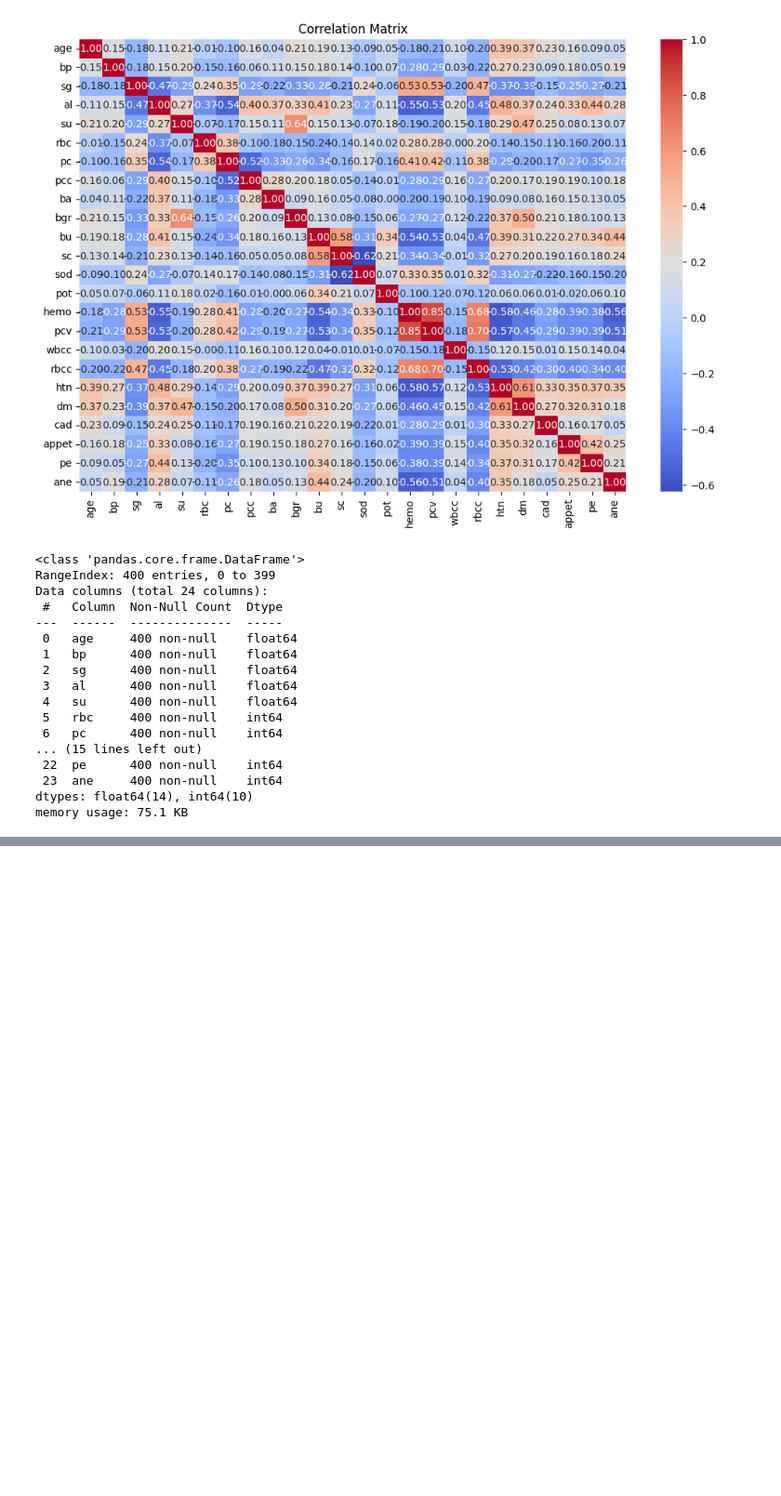
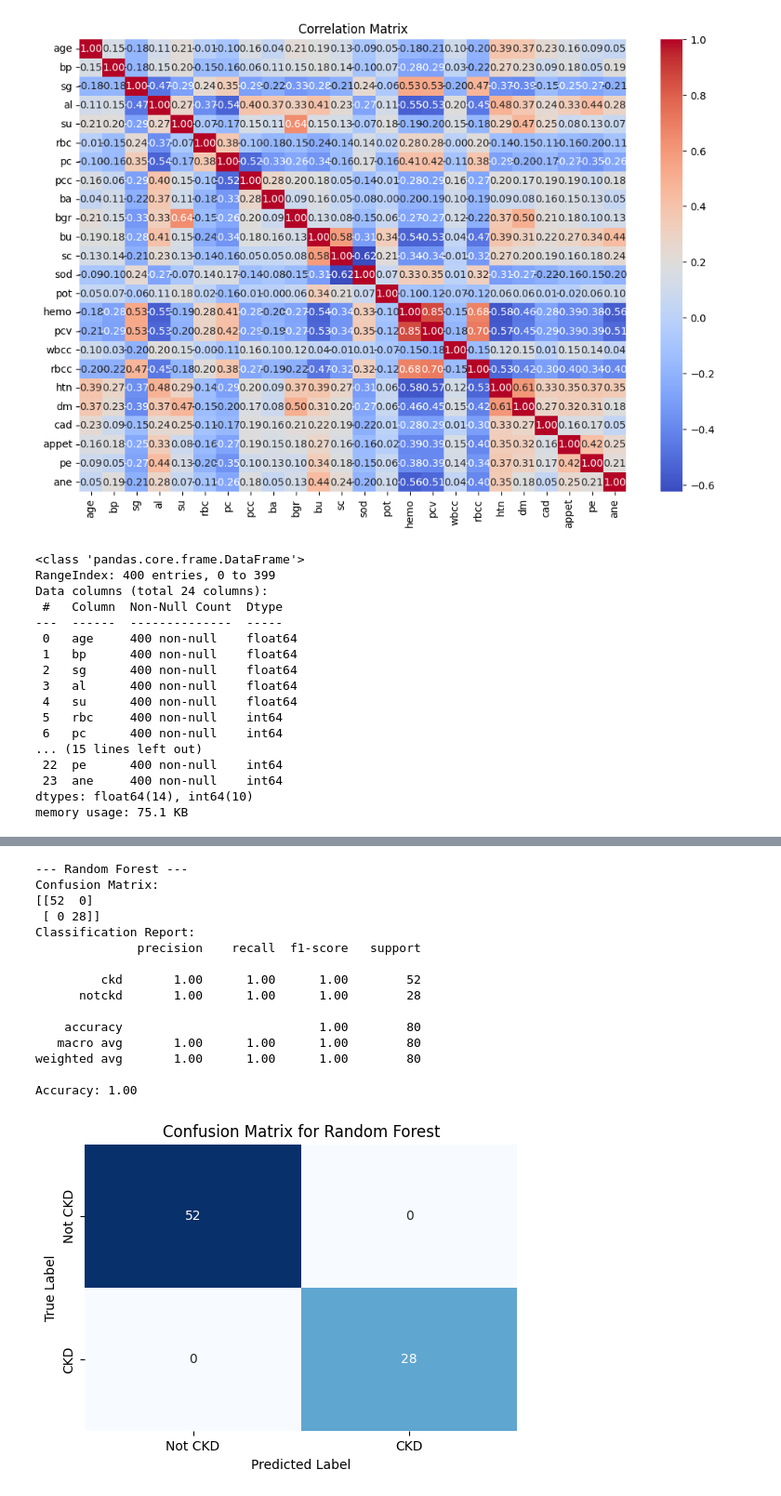
Before and after one commit to Sa22ahy/Project, a Jupyter notebook: CodeFile.ipynb, the cells around one changed output, grey strips where cells are left out. Shown at 93% size. Drawn from its saved outputs; the diff is of its cells as text; code cells hidden in the pictures; blank space fills up the shorter version.

```diff
--- a/CodeFile.ipynb
+++ b/CodeFile.ipynb
@@ -232,0 +312,20 @@ X_train, X_test, y_train, y_test = train_test_split(X, merged_df['target'], test
+# %%
+# 3. Random Forest
+evaluate_model(RandomForestClassifier(), "Random Forest")
+# %% [output]
+--- Random Forest ---
+Confusion Matrix:
+[[52  0]
+ [ 0 28]]
+Classification Report:
+              precision    recall  f1-score   support
+
+         ckd       1.00      1.00      1.00        52
+      notckd       1.00      1.00      1.00        28
+
+    accuracy                           1.00        80
+   macro avg       1.00      1.00      1.00        80
+weighted avg       1.00      1.00      1.00        80
+
+Accuracy: 1.00
+[figure, added]
```
Also changed, not shown: parts of 21 cells of this notebook.
